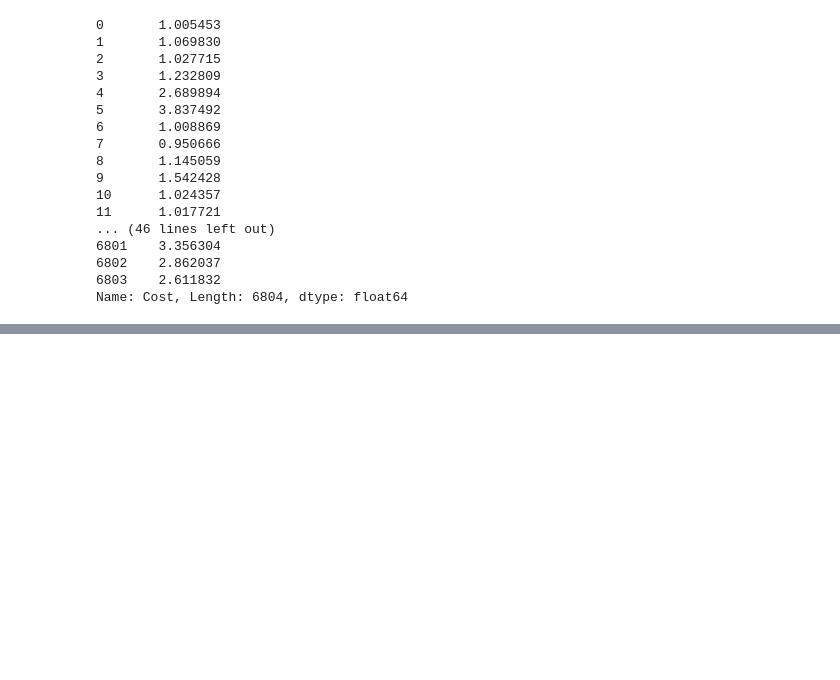
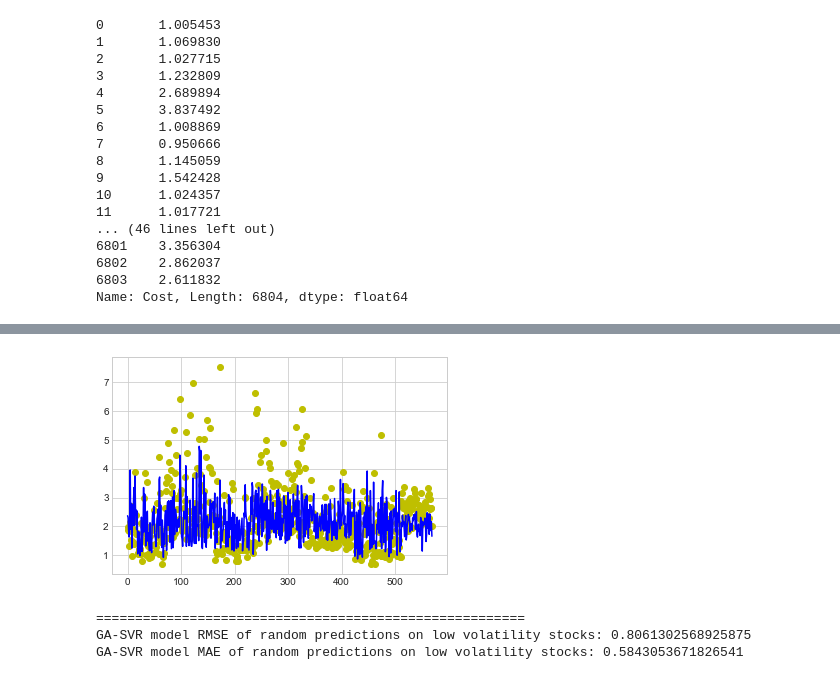
Before and after one commit to peemcwp/market_impact_prediction, a Jupyter notebook: Senior_Project_Modeling.ipynb, the cells around one changed output, grey strips where cells are left out. Drawn from its saved outputs; the diff is of its cells as text; code cells hidden in the pictures; blank space fills up the shorter version.

Commit message:
Add GA_SVR and re-visualization of model error

```diff
--- a/Senior_Project_Modeling.ipynb
+++ b/Senior_Project_Modeling.ipynb
@@ -937,14 +357,0 @@ SVR model MSE of prediction on SEHK2319: 1.3894326333374543
-# %%
-model_SVR = SVR(C=30.0, epsilon=0.3, kernel="rbf")
-model_SVR.fit(X_train, y_train)
-preds = model_SVR.predict(X26_test)
-
-test_val = y26_test
-preds_val = preds
-ar = np.arange(len(y26_test))
-plt.plot(ar, np.zeros_like(ar) + test_val, c='g', label='Test data')
-plt.plot(ar, np.zeros_like(ar) + preds_val, c='b', label='Predict data (SVR)')
-plt.plot()
-plt.show()
-print("=======================================================")
-print("SVR model MSE of prediction on SEHK2388: {}".format(SVR_score(X_train, X26_test, y_train, y26_test)))
@@ -956,0 +462,34 @@ from lmfit import Model
+# %%
+from sklearn.svm import SVR
+from sklearn.metrics import mean_squared_error, mean_absolute_error
+
+def SVR_score_low(X_train, X_test, y_train, y_test):
+    model = SVR(C=177827.94100389228, kernel="rbf", epsilon=0.17782794100389229)
+    model.fit(X_train, y_train)
+    preds = model.predict(X_test)
+    return [mean_squared_error(y_test, preds), mean_absolute_error(y_test, preds)]
+# %%
+import matplotlib.pyplot as plt
+
+model_SVR = SVR(C=177827.94100389228, epsilon=0.17782794100389229, kernel="rbf")
+model_SVR.fit(X_train_low, y_train_low)
+preds = model_SVR.predict(X_test_low)
+
+test_val = y_test_low
+preds_val = preds
+ar = np.arange(len(y_test_low))
+plt.plot(ar, np.zeros_like(ar) + test_val, 'o', c='y', label='Test data')
+plt.plot(ar, np.zeros_like(ar) + preds_val, c='b', label='Predict data (SVR)')
+
+GA_SVR_MSE_low = SVR_score_low(X_train_low, X_test_low, y_train_low, y_test_low)[0]
+GA_SVR_MAE_low = SVR_score_low(X_train_low, X_test_low, y_train_low, y_test_low)[1]
+plt.plot()
+plt.show()
+print("=======================================================")
+print("GA-SVR model RMSE of random predictions on low volatility stocks: {}".format(GA_SVR_MSE_low**(1/2)))
+print("GA-SVR model MAE of random predictions on low volatility stocks: {}".format(GA_SVR_MAE_low))
+# %% [output]
+[figure, added]
+=======================================================
+GA-SVR model RMSE of random predictions on low volatility stocks: 0.8061302568925875
+GA-SVR model MAE of random predictions on low volatility stocks: 0.5843053671826541
```
Also changed, not shown: parts of 86 cells of this notebook, 20 other files.
